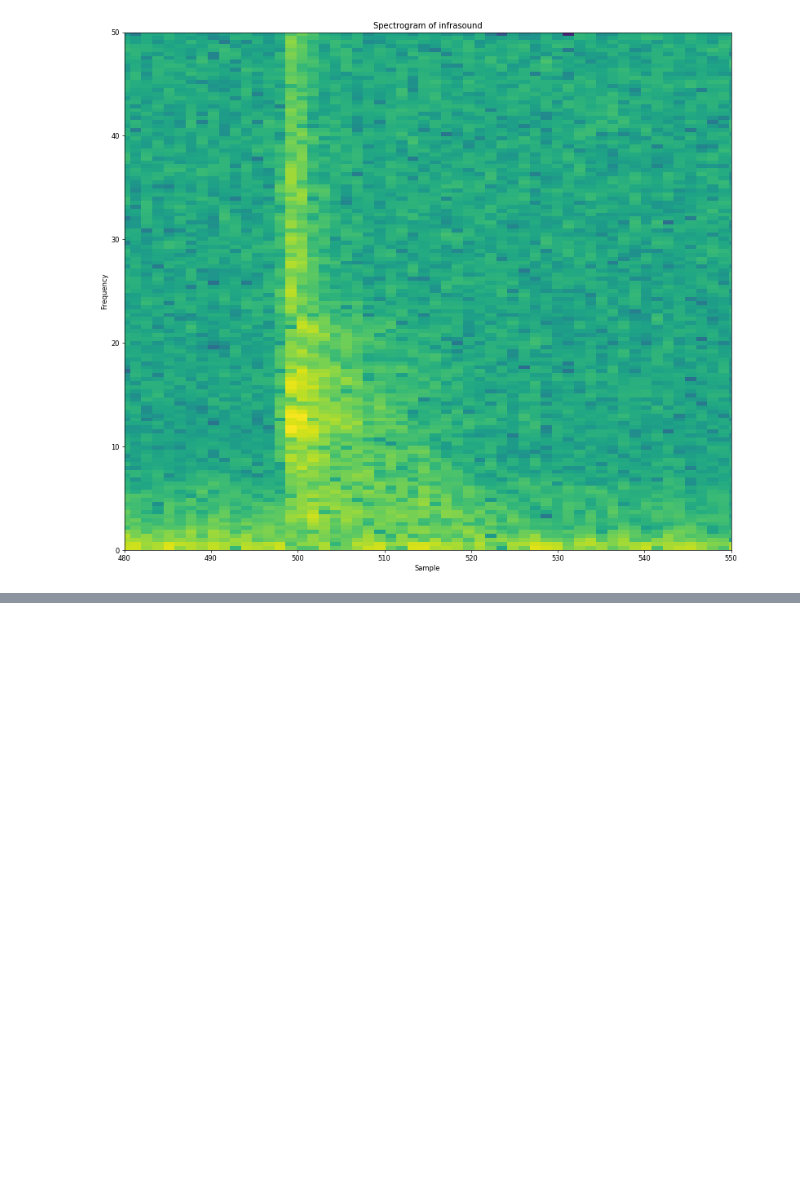
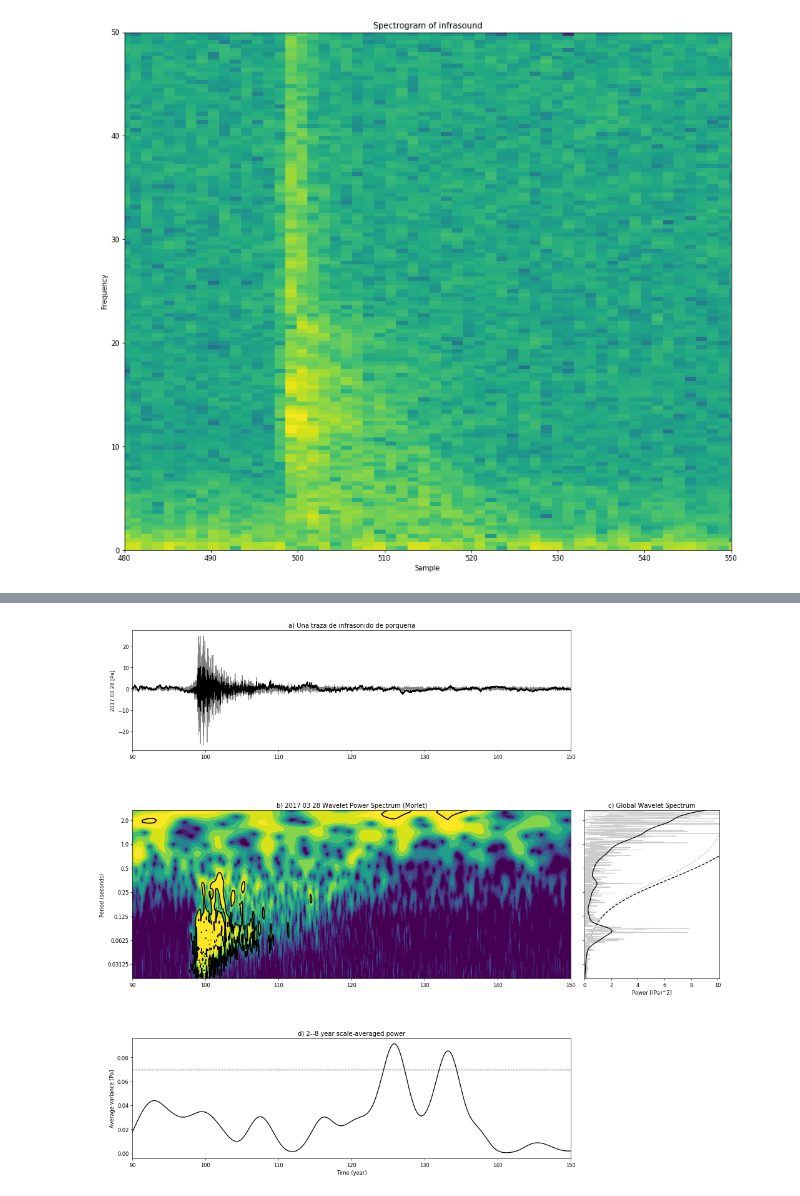
Before and after one commit to Spowrs/AST_Unsam, a Jupyter notebook: AST_final.ipynb, the cells around one changed output, grey strips where cells are left out. Saved outputs shown, nothing was run; the diff lists cells and outputs as text; code cells hidden in the pictures; blank space fills up the shorter version.

```diff
--- a/AST_final.ipynb
+++ b/AST_final.ipynb
@@ -105,0 +184,6 @@ import pywt
+# %%
+# We calculate the normalized wavelet and Fourier power spectra, as well as
+# the Fourier equivalent periods for each wavelet scale.
+power = (np.abs(wave)) ** 2
+fft_power = np.abs(fft) ** 2
+period = 1 / freqs
@@ -106,2 +207,89 @@ import pywt
+# %%
+# We also calculate the scale average between 2 years and 8 years, and its
+# significance level.
+sel = find((period >= 2) & (period < 8))
+Cdelta = mother.cdelta
+scale_avg = (scales * np.ones((N, 1))).transpose()
+scale_avg = power / scale_avg  # As in Torrence and Compo (1998) equation 24
+scale_avg = var * dj * dt / Cdelta * scale_avg[sel, :].sum(axis=0)
+scale_avg_signif, tmp = wavelet.significance(var, dt, scales, 2, alpha,
+                                             significance_level=0.95,
+                                             dof=[scales[sel[0]],
+                                                  scales[sel[-1]]],
+                                             wavelet=mother)
+# %%
+# Finally, we plot our results in four different subplots containing the
+# (i) original series anomaly and the inverse wavelet transform; (ii) the
+# wavelet power spectrum (iii) the global wavelet and Fourier spectra ; and
+# (iv) the range averaged wavelet spectrum. In all sub-plots the significance
+# levels are either included as dotted lines or as filled contour lines.
+
+# Prepare the figure
+# plt.close('all')
+# plt.ioff()
+# figprops = dict(figsize=(18, 16), dpi=60)
+# fig5 = plt.figure(figsize=(16,14), dpi=60) # (width, height) in inches
+# fig = plt.figure(**figprops)
+fig = plt.figure(figsize=(18, 16), dpi=60)
+
+# First sub-plot, the original time series anomaly and inverse wavelet
+# transform.
+ax = plt.axes([0.1, 0.75, 0.65, 0.2])
+ax.plot(t, iwave, '-', linewidth=1, color=[0.5, 0.5, 0.5])
+ax.plot(t, dat, 'k', linewidth=1.5)
+ax.set_title('a) {}'.format(title))
+ax.set_ylabel(r'{} [{}]'.format(label, units))
+
+# Second sub-plot, the normalized wavelet power spectrum and significance
+# level contour lines and cone of influece hatched area. Note that period
+# scale is logarithmic.
+bx = plt.axes([0.1, 0.37, 0.65, 0.28], sharex=ax)
+levels = [0.0625, 0.125, 0.25, 0.5, 1, 2, 4, 8, 16]
+bx.contourf(t, np.log2(period), np.log2(power), np.log2(levels),
+            extend='both', cmap=plt.cm.viridis)
+extent = [t.min(), t.max(), 0, max(period)]
+bx.contour(t, np.log2(period), sig95, [-99, 1], colors='k', linewidths=2,
+           extent=extent)
+bx.fill(np.concatenate([t, t[-1:] + dt, t[-1:] + dt,
+                           t[:1] - dt, t[:1] - dt]),
+        np.concatenate([np.log2(coi), [1e-9], np.log2(period[-1:]),
+                           np.log2(period[-1:]), [1e-9]]),
+        'k', alpha=0.3, hatch='x')
+bx.set_title('b) {} Wavelet Power Spectrum ({})'.format(label, mother.name))
+bx.set_ylabel('Period (seconds)')
+#
+Yticks = 2 ** np.arange(np.ceil(np.log2(period.min())),
+                           np.ceil(np.log2(period.max())))
+bx.set_yticks(np.log2(Yticks))
+bx.set_yticklabels(Yticks)
+
+# Third sub-plot, the global wavelet and Fourier power spectra and theoretical
+# noise spectra. Note that period scale is logarithmic.
+cx = plt.axes([0.77, 0.37, 0.2, 0.28], sharey=bx)
+cx.plot(glbl_signif, np.log2(period), 'k--')
+cx.plot(var * fft_theor, np.log2(period), '--', color='#cccccc')
+cx.plot(var * fft_power, np.log2(1./fftfreqs), '-', color='#cccccc',
+        linewidth=1.)
+cx.plot(var * glbl_power, np.log2(period), 'k-', linewidth=1.5)
+cx.set_title('c) Global Wavelet Spectrum')
+cx.set_xlabel(r'Power [({})^2]'.format(units))
+cx.set_xlim([0, glbl_power.max() + var])
+cx.set_ylim(np.log2([period.min(), period.max()]))
+cx.set_yticks(np.log2(Yticks))
+cx.set_yticklabels(Yticks)
+plt.setp(cx.get_yticklabels(), visible=False)
+
+# Fourth sub-plot, the scale averaged wavelet spectrum.
+dx = plt.axes([0.1, 0.07, 0.65, 0.2], sharex=ax)
+dx.axhline(scale_avg_signif, color='k', linestyle='--', linewidth=1.)
+dx.plot(t, scale_avg, 'k-', linewidth=1.5)
+dx.set_title('d) {}--{} year scale-averaged power'.format(2, 8))
+dx.set_xlabel('Time (year)')
+dx.set_ylabel(r'Average variance [{}]'.format(units))
+#ax.set_xlim([t.min(), t.max()])
+ax.set_xlim([90, 150])
+plt.show()
+# %% [output]
+[figure, added]
 # %%
 from PyEMD import EMD
```
Also changed, not shown: parts of 18 cells of this notebook.
